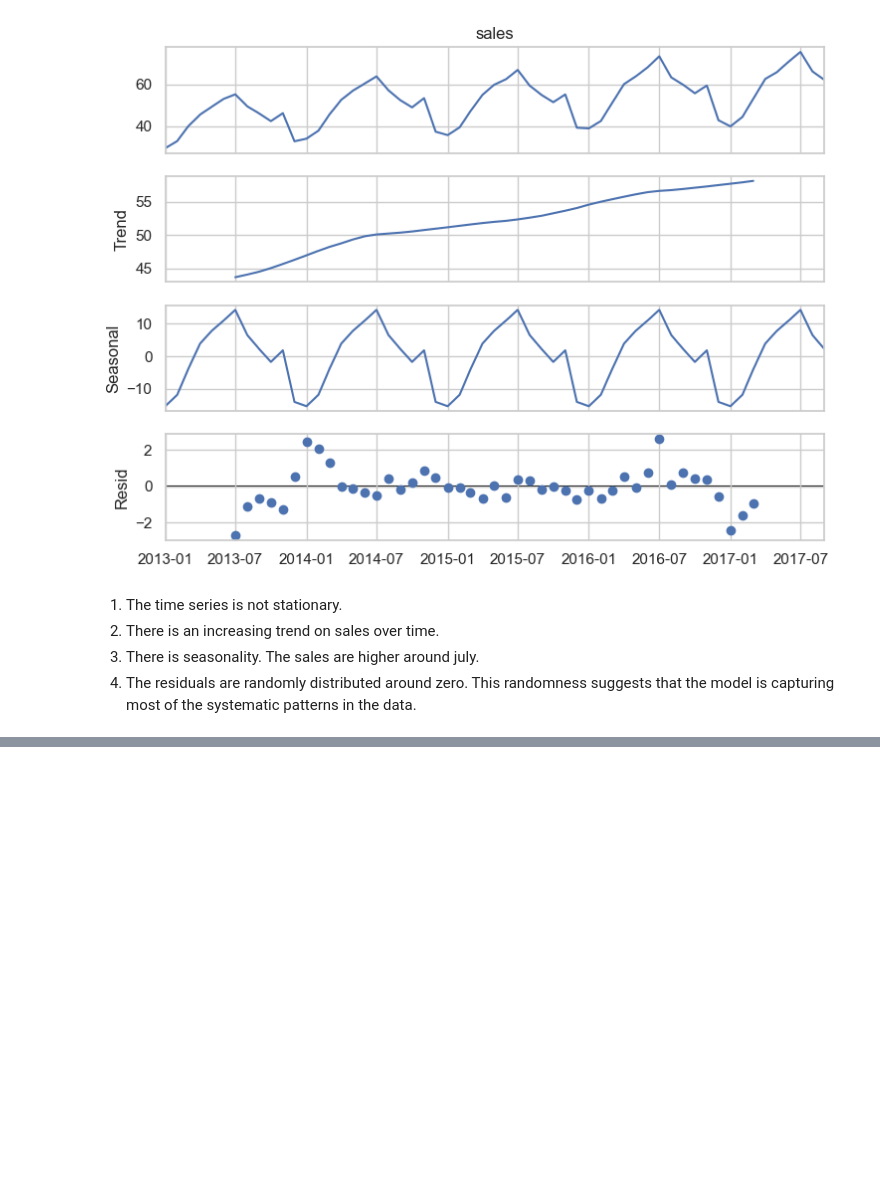
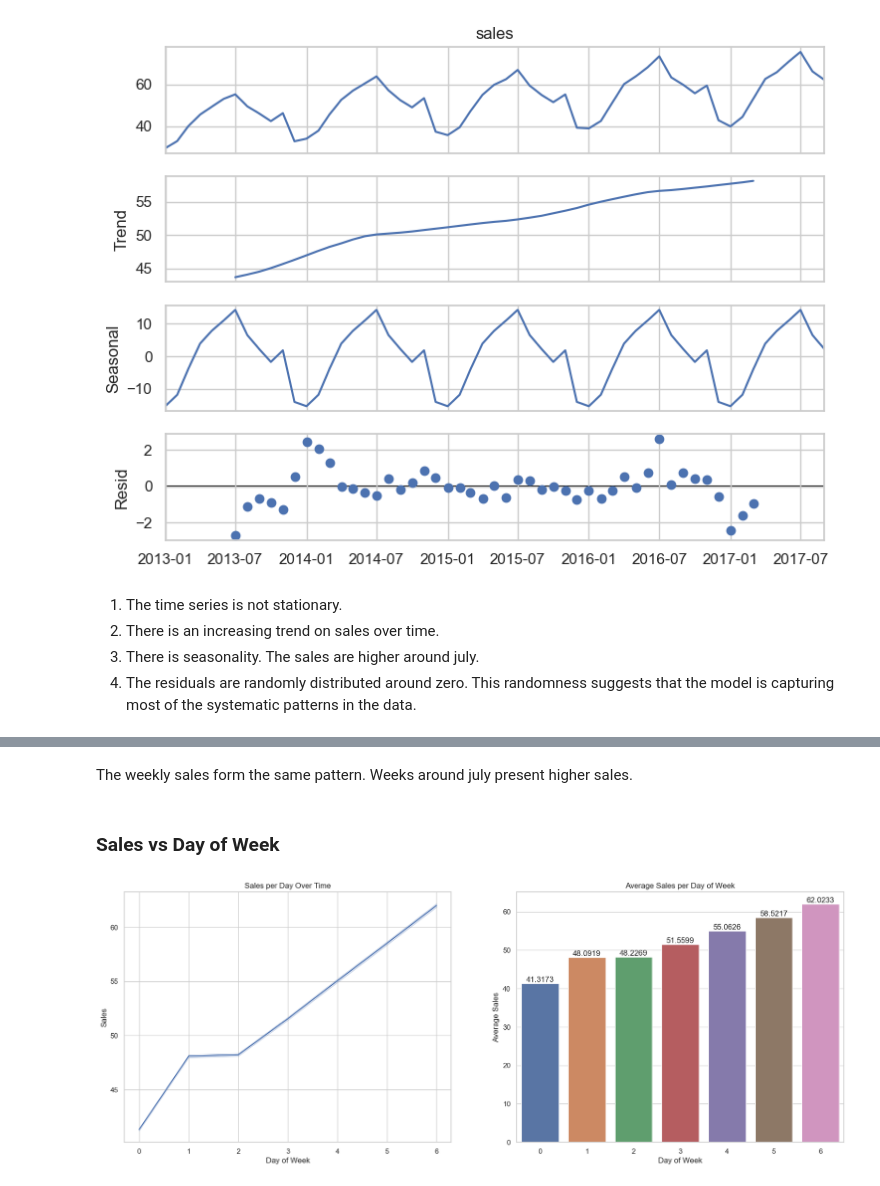
Before and after one commit to allmeidaapedro/Store-Item-Demand-Forecasting, a Jupyter notebook: notebooks/eda.ipynb, the cells around one changed output, grey strips where cells are left out. Cells and saved outputs as stored; diff of their text form; code cells hidden in the pictures; blank space fills up the shorter version.

```diff
--- a/notebooks/eda.ipynb
+++ b/notebooks/eda.ipynb
@@ -303,0 +351,21 @@ fig.set_size_inches(8, 6)
+# %% [markdown]
+The weekly sales form the same pattern. Weeks around july present higher sales.
+# %% [markdown]
+### Sales vs Day of Week
+# %%
+fig, axes = plt.subplots(1, 2, figsize=(20, 7))
+ax0 = sns.lineplot(data=train, x='dayofweek', y='sales', ax=axes[0])
+ax0.set_title('Sales per Day Over Time')
+ax0.set_xlabel('Day of Week')
+ax0.set_ylabel('Sales')
+
+ax1 = sns.barplot(data=train, x='dayofweek', y='sales', ax=axes[1], ci=None)
+ax1.set_title('Average Sales per Day of Week')
+ax1.set_xlabel('Day of Week')
+ax1.set_ylabel('Average Sales')
+for container in ax1.containers:
+    ax1.bar_label(container)
+
+plt.show()
+# %% [output]
+[figure, added]
```
Also changed, not shown: parts of 21 cells of this notebook.
